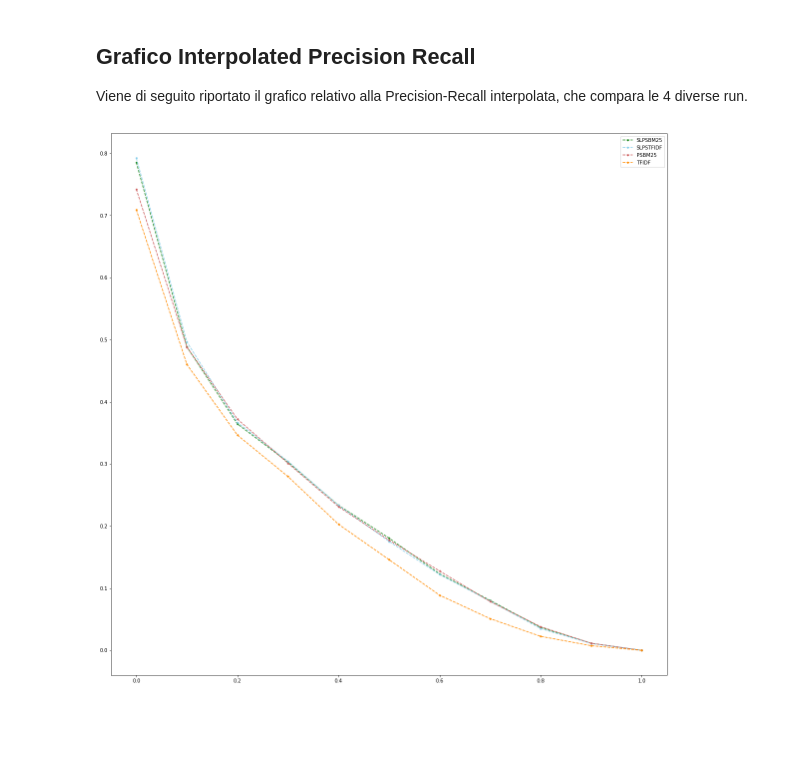
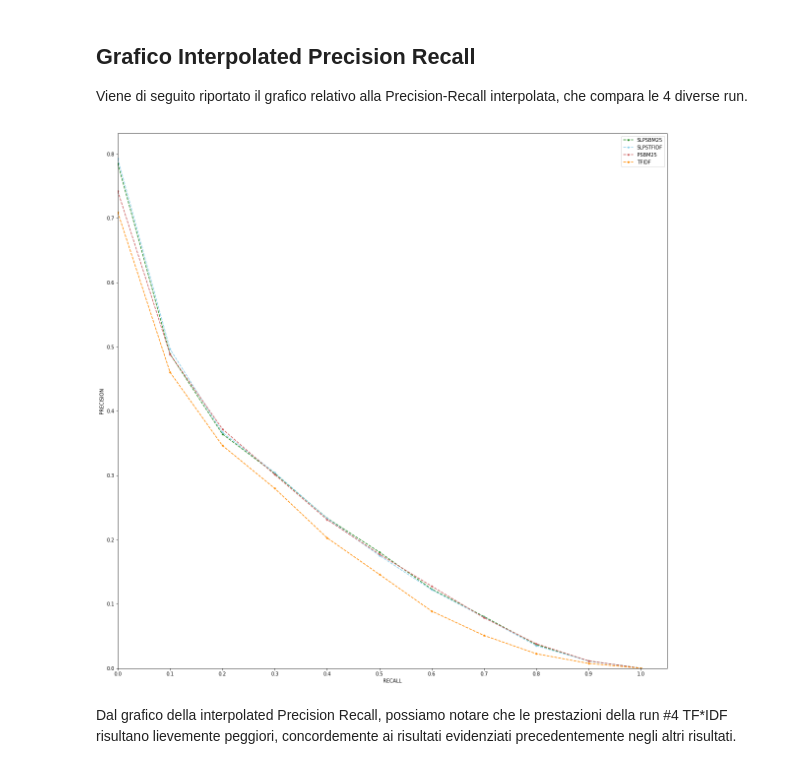
Before and after one commit to LeonardoLerose/homework1-ir, a Jupyter notebook: IR_HW1ign.ipynb, the cells around one changed output. Saved outputs shown, nothing was run; the diff lists cells and outputs as text; code cells hidden in the pictures; blank space fills up the shorter version.

```diff
--- a/IR_HW1ign.ipynb
+++ b/IR_HW1ign.ipynb
@@ -359,11 +359,18 @@ Viene di seguito riportato il grafico relativo alla Precision-Recall interpolata
 # %%
 precision = [0, 0.1, 0.2, 0.3, 0.4, 0.5, 0.6, 0.7, 0.8, 0.9, 1.0]
 plt.plot(precision, PR_SL_PS_BM25, marker='.', ls='--', color= 'ForestGreen', label='SLPSBM25')
 plt.plot(precision, PR_SL_PS_TFIDF, marker='.', ls='--', color= 'SkyBlue', label='SLPSTFIDF')
 plt.plot(precision, PR_PS_BM25, marker='.', ls='--', color= 'IndianRed', label='PSBM25')
 plt.plot(precision, PR_TFIDF, marker='.', ls='--', color= 'DarkOrange', label='TFIDF')
-
+plt.xlabel("RECALL")
+plt.ylabel("PRECISION")
+plt.xlim(xmin=0)
+plt.ylim(ymin=0)
+plt.xticks(precision)
 plt.legend()
+#plt.savefig('IPrecisionRecall.png')
 plt.show()
 # %% [output]
-[figure, old version]
+[figure, new version]
+# %% [markdown]
+Dal grafico della interpolated Precision Recall, possiamo notare che le prestazioni della run #4 TF*IDF risultano lievemente peggiori, concordemente ai risultati evidenziati precedentemente negli altri risultati.
```
Also changed, not shown: parts of 4 cells of this notebook.
